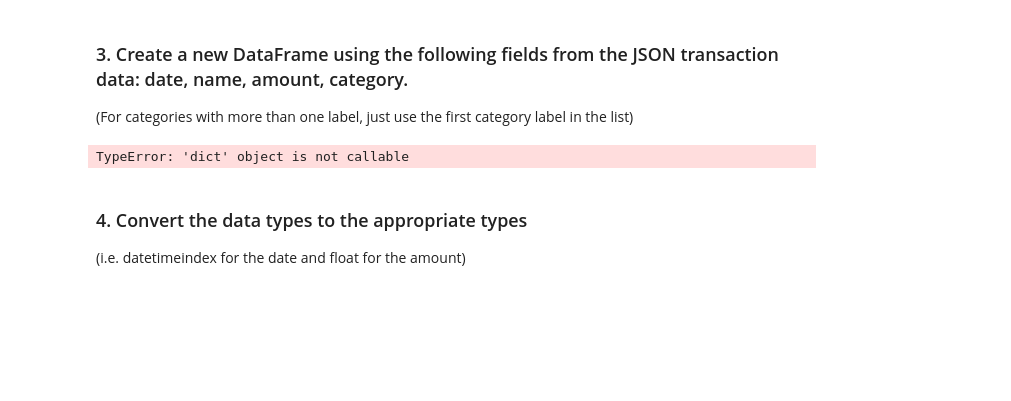
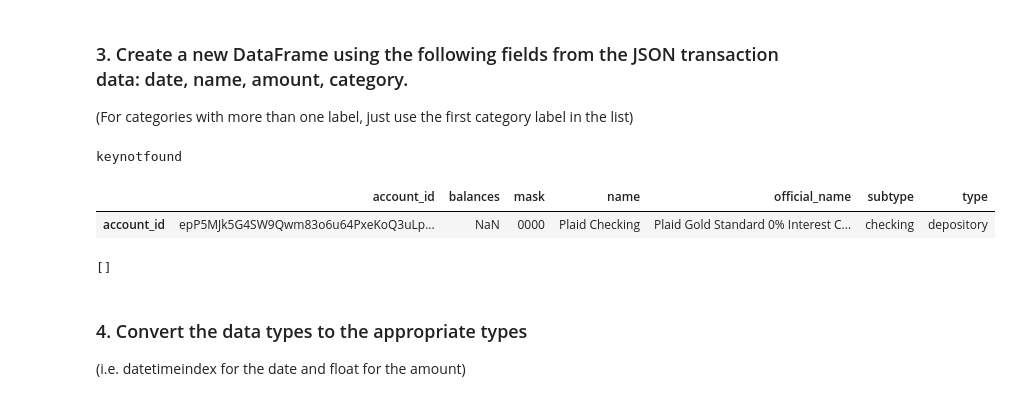
Before and after one commit to KevinLacap/KevinLacap, a Jupyter notebook: 2 Python/account_summary.ipynb, the cells around one changed output. Drawn from its saved outputs; the diff is of its cells as text; code cells hidden in the pictures; blank space fills up the shorter version.

Commit message:
API-HW account_summary

```diff
--- a/2 Python/account_summary.ipynb
+++ b/2 Python/account_summary.ipynb
@@ -163,28 +163,43 @@ transaction_response
 (For categories with more than one label, just use the first category label in the list)
 # %%
 # YOUR CODE HERE
-#df = pd.DataFrame(data)
-transaction_date=[]
+#df = pd.DataFrame(transaction_response['accounts'][0], index=['account_id'])
+date=[]
 name=[]
 amount=[]
 category=[]
 
+try:
+    for obj in transaction_response['accounts']:
+        date.append(obj["date"])
+        name.append(obj["name"])
+        amount.append(obj["amount"])
+        category.append(obj["category"])
+except:
+    print("keynotfound")
+
 # initialize data list
-df = transaction_response(
-    transaction_date,
-    name,
-    amount,
-    category,
+#df = transaction_response(
+    #transaction_date,
+    #name,
+    #amount,
+    #category,
     #limit=None,
     #start=start_date,
     #end=end_date,
     #after=None,
     #until=None,
-).df
+#).df
 
 df.head()
 # %% [output]
-TypeError: 'dict' object is not callable
+keynotfound
+|  | account_id | balances | mask | name | official_name | subtype | type |
+| account_id | epP5MJk5G4SW9Qwm83o6u64PxeKoQ3uLp... | NaN | 0000 | Plaid Checking | Plaid Gold Standard 0% Interest C... | checking | depository |
+# %%
+amount
+# %% [output]
+[]
 # %% [markdown]
 ### 4. Convert the data types to the appropriate types
 
```
Also changed, not shown: parts of 3 cells of this notebook.
